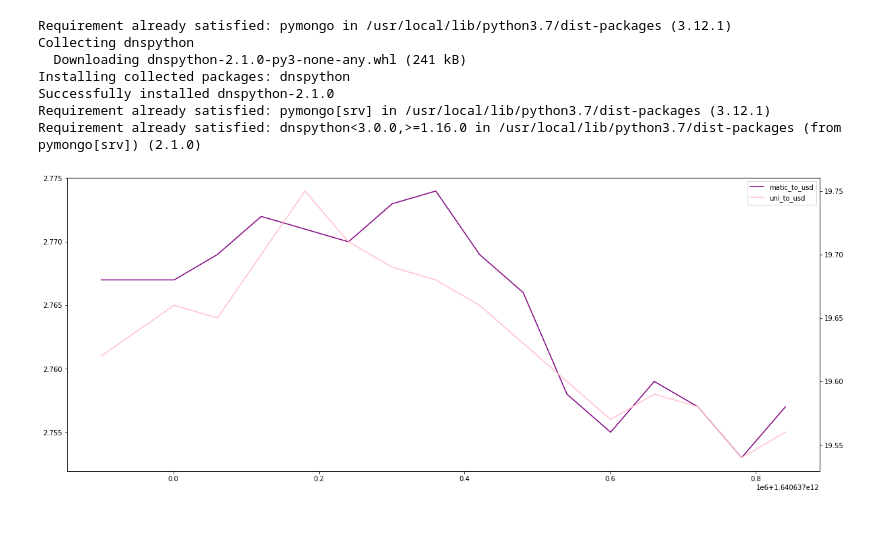
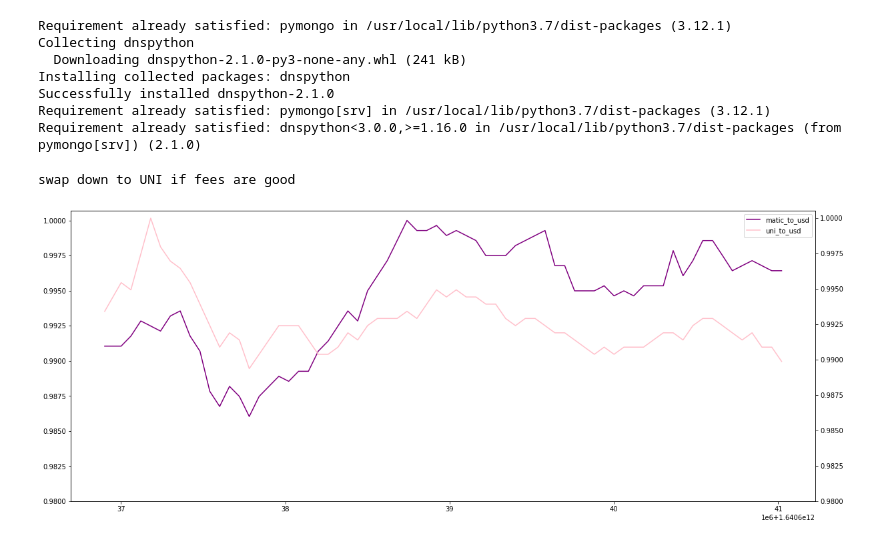
Before and after one commit to darkmatter2222/Agar.AI, a Jupyter notebook: uni_matic_swap.ipynb, the cells around one changed output. Drawn from its saved outputs; the diff is of its cells as text; code cells hidden in the pictures.

```diff
--- a/uni_matic_swap.ipynb
+++ b/uni_matic_swap.ipynb
@@ -52,13 +52,26 @@ def get_scrub_data(query={}):
     df['on_hand_total_value'] = df['on_hand_matic_value'] + df['on_hand_uni_value']
 # %%
 get_scrub_data()
-this_df = df[-20:]
+this_df = df
+
 import matplotlib.pyplot as plt
 f, ax = plt.subplots(1, 1, figsize=(20,8))
-l1 = ax.plot(this_df['timestamp'], this_df[['matic_to_usd']], label='matic_to_usd', color='purple')
+l1 = ax.plot(this_df['timestamp'], this_df[['norm_matic_to_usd']], label='matic_to_usd', color='purple')
+ax.set_ylim(ymin=0.98)
 ax2 = ax.twinx()
-l2 = ax2.plot(this_df['timestamp'], this_df[['uni_to_usd']], label='uni_to_usd', color='pink')
+l2 = ax2.plot(this_df['timestamp'], this_df[['norm_uni_to_usd']], label='uni_to_usd', color='pink')
+ax2.set_ylim(ymin=0.98)
 ax.legend(handles=l1+l2)
+
+
+latest_record = df.nlargest(1, 'timestamp')
+if latest_record['norm_matic_to_usd'].values[0] > latest_record['norm_uni_to_usd'].values[0]:
+  print("Swap down to UNI if fees are good")
+elif latest_record['norm_matic_to_usd'].values[0] <= latest_record['norm_uni_to_usd'].values[0]:
+  print("Swap down to MATIC if fees are good")
+
+
 plt.show()
 # %% [output]
+swap down to UNI if fees are good
-[figure, old version]
+[figure, new version]
```
Also changed, not shown: parts of 1 cell of this notebook.
